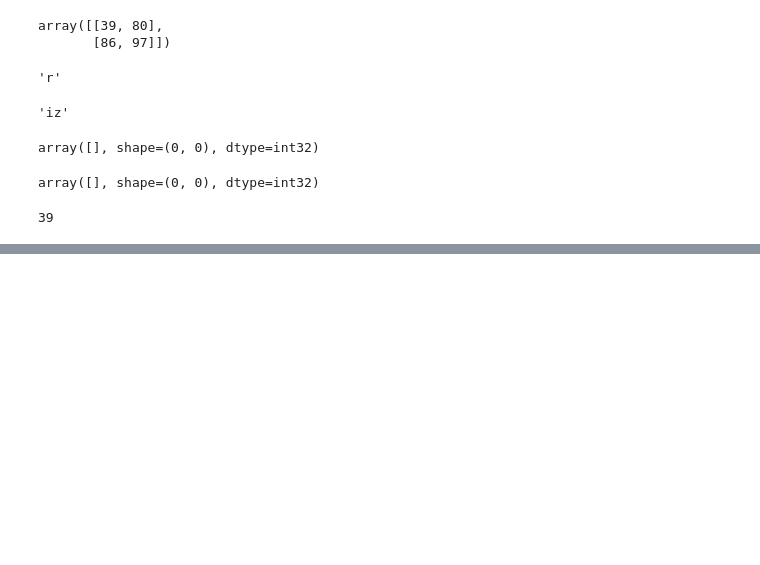
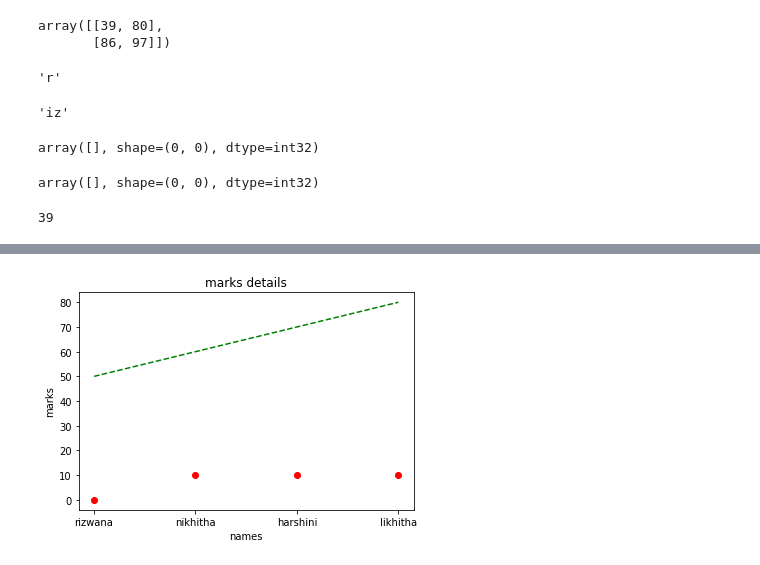
Before and after one commit to shaikrizwana5/Python_P-2, a Jupyter notebook: FEB 19 2020.ipynb, the cells around one changed output, grey strips where cells are left out. Cells and saved outputs as stored; diff of their text form; code cells hidden in the pictures; blank space fills up the shorter version.

```diff
--- a/FEB 19 2020.ipynb
+++ b/FEB 19 2020.ipynb
@@ -187,0 +328,15 @@ a[2][2]
+# %%
+import matplotlib.pyplot as plt
+%matplotlib inline
+
+name=["rizwana","nikhitha","harshini","likhitha"]
+marks=[0,10,10,10]
+attendence=[50,60,70,80]
+
+plt.plot(name,marks,"or",name,attendence,"--g")
+plt.title("marks details")
+plt.xlabel("names")
+plt.ylabel("marks")
+plt.show()
+# %% [output]
+[figure, added]
```
Also changed, not shown: parts of 18 cells of this notebook.
